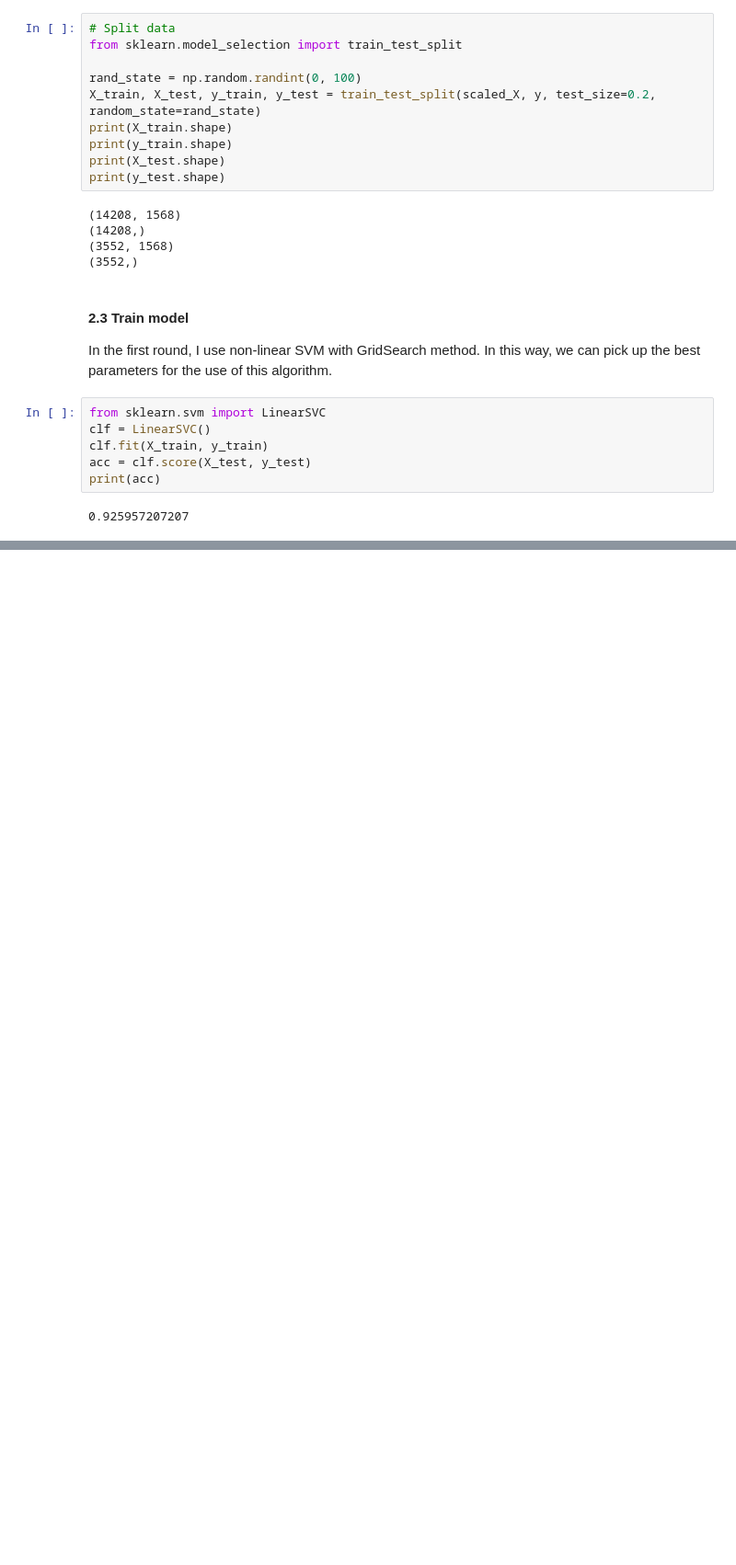
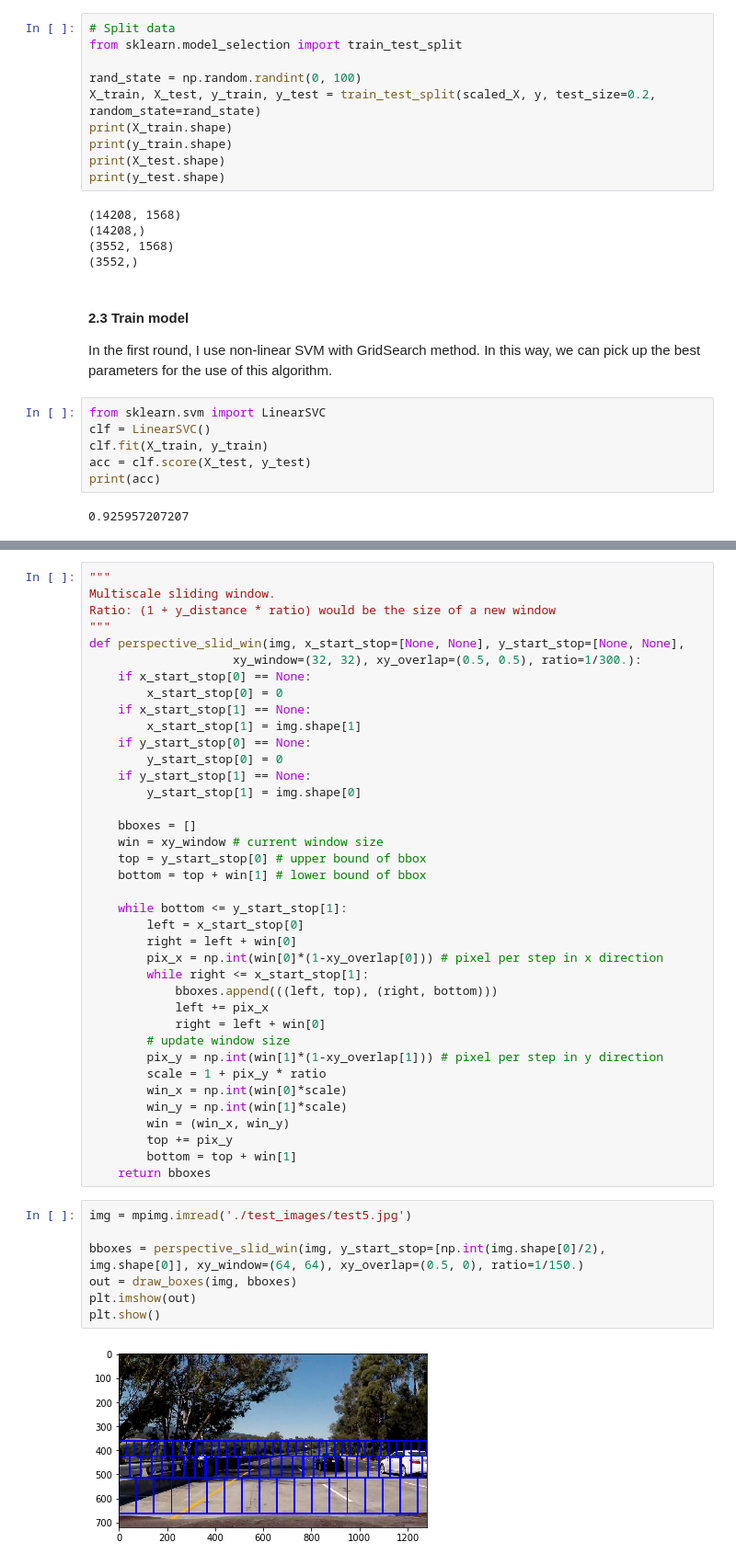
Before and after one commit to dmsehuang/CarND-Vehicle-Detection, a Jupyter notebook: Vehicle_tracking.ipynb, the cells around one changed output, grey strips where cells are left out. Shown at 92% size. Saved outputs shown, nothing was run; the diff lists cells and outputs as text; blank space fills up the shorter version.

```diff
--- a/Vehicle_tracking.ipynb
+++ b/Vehicle_tracking.ipynb
@@ -249,0 +313,47 @@ print(acc)
+# %%
+"""
+Multiscale sliding window.
+Ratio: (1 + y_distance * ratio) would be the size of a new window
+"""
+def perspective_slid_win(img, x_start_stop=[None, None], y_start_stop=[None, None],
+                    xy_window=(32, 32), xy_overlap=(0.5, 0.5), ratio=1/300.):
+    if x_start_stop[0] == None:
+        x_start_stop[0] = 0
+    if x_start_stop[1] == None:
+        x_start_stop[1] = img.shape[1]
+    if y_start_stop[0] == None:
+        y_start_stop[0] = 0
+    if y_start_stop[1] == None:
+        y_start_stop[1] = img.shape[0]
+
+    bboxes = []
+    win = xy_window # current window size
+    top = y_start_stop[0] # upper bound of bbox
+    bottom = top + win[1] # lower bound of bbox
+
+    while bottom <= y_start_stop[1]:
+        left = x_start_stop[0]
+        right = left + win[0]
+        pix_x = np.int(win[0]*(1-xy_overlap[0])) # pixel per step in x direction
+        while right <= x_start_stop[1]:
+            bboxes.append(((left, top), (right, bottom)))
+            left += pix_x
+            right = left + win[0]
+        # update window size
+        pix_y = np.int(win[1]*(1-xy_overlap[1])) # pixel per step in y direction
+        scale = 1 + pix_y * ratio
+        win_x = np.int(win[0]*scale)
+        win_y = np.int(win[1]*scale)
+        win = (win_x, win_y)
+        top += pix_y
+        bottom = top + win[1]
+    return bboxes
+# %%
+img = mpimg.imread('./test_images/test5.jpg')
+
+bboxes = perspective_slid_win(img, y_start_stop=[np.int(img.shape[0]/2), img.shape[0]], xy_window=(64, 64), xy_overlap=(0.5, 0), ratio=1/150.)
+out = draw_boxes(img, bboxes)
+plt.imshow(out)
+plt.show()
+# %% [output]
+[figure, added]
```
Also changed, not shown: parts of 6 cells of this notebook.
